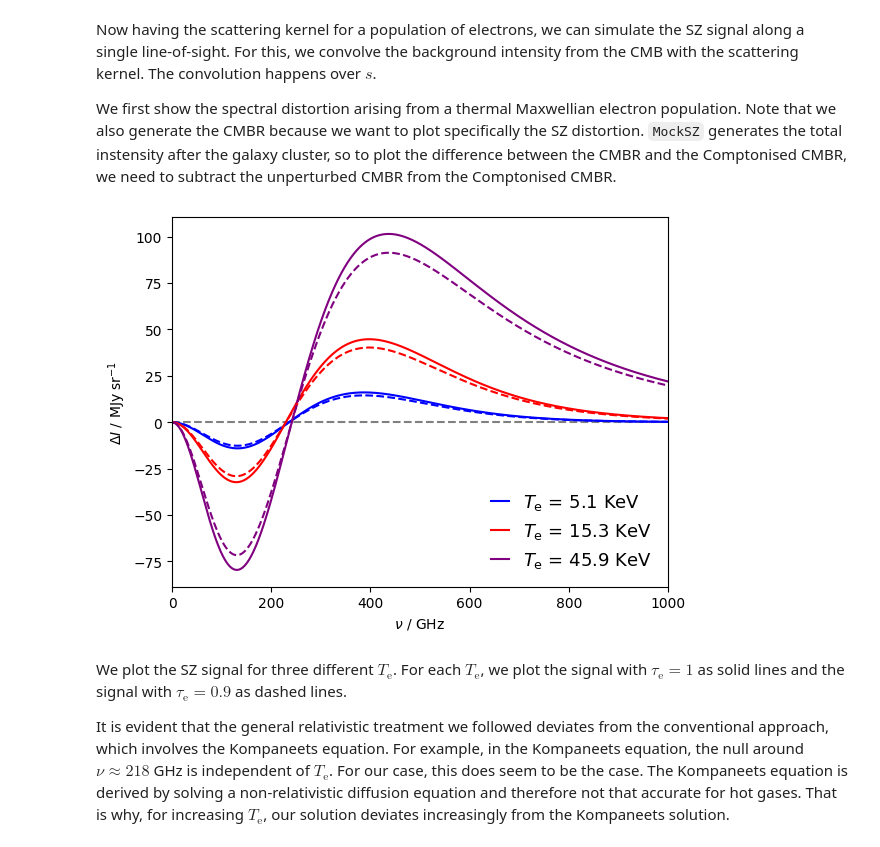
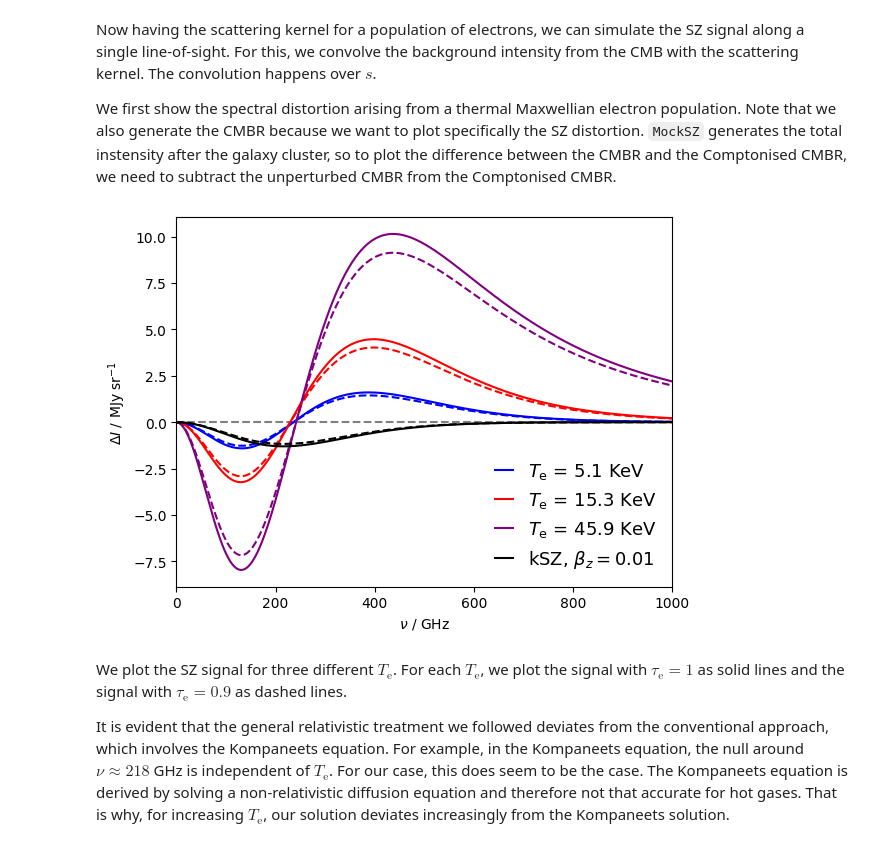
Before and after one commit to arendMoerman/MockSZ, a Jupyter notebook: etc/demos/SinglePointing.ipynb, the cells around one changed output. Saved outputs shown, nothing was run; the diff lists cells and outputs as text; code cells hidden in the pictures.

```diff
--- a/etc/demos/SinglePointing.ipynb
+++ b/etc/demos/SinglePointing.ipynb
@@ -13,44 +13,53 @@ import MockSZ.Conversions as MConv
 from MockSZ.Backgrounds import CMB
 
 Te = np.array([1, 3, 9]) * 59e6
-tau_e = 1
+tau_e = 0.1
 num_arr = 1000
-tau_e1 = 0.9
+tau_e1 = 0.09
 nu = np.linspace(1, 1000, num=num_arr) * 1e9
+
+beta_z = 0.01
 
 cmb = CMB()
 
 I0 = cmb.getSpecificIntensity(nu)
 
 SZ0 = MConv.SI_JySr(MSPointing.getSpecIntensityRM(nu, Te[0], tau_e) - I0)
 SZ1 = MConv.SI_JySr(MSPointing.getSpecIntensityRM(nu, Te[1], tau_e) - I0)
 SZ2 = MConv.SI_JySr(MSPointing.getSpecIntensityRM(nu, Te[2], tau_e) - I0)
 
 SZ0t = MConv.SI_JySr(MSPointing.getSpecIntensityRM(nu, Te[0], tau_e1) - I0)
 SZ1t = MConv.SI_JySr(MSPointing.getSpecIntensityRM(nu, Te[1], tau_e1) - I0)
 SZ2t = MConv.SI_JySr(MSPointing.getSpecIntensityRM(nu, Te[2], tau_e1) - I0)
 
+KSZ = MConv.SI_JySr(MSPointing.getSpecIntensityKSZ(nu, beta_z, tau_e))
+KSZ1 = MConv.SI_JySr(MSPointing.getSpecIntensityKSZ(nu, beta_z, tau_e1))
+
 nu_plot = nu * 1e-9
 
 fig, ax = pt.subplots(1,1)
 ax.plot(nu_plot, SZ0 * 1e-6, label=r"$T_\mathrm{e}$ = 5.1 KeV", color="blue")
 ax.plot(nu_plot, SZ1 * 1e-6, label=r"$T_\mathrm{e}$ = 15.3 KeV", color="red")
 ax.plot(nu_plot, SZ2 * 1e-6, label=r"$T_\mathrm{e}$ = 45.9 KeV", color="purple")
 
 ax.plot(nu_plot, SZ0t * 1e-6, color="blue", ls="dashed")
 ax.plot(nu_plot, SZ1t * 1e-6, color="red", ls="dashed")
 ax.plot(nu_plot, SZ2t * 1e-6, color="purple", ls="dashed")
+
+ax.plot(nu_plot, KSZ * 1e-6, color="black", label=r"kSZ, $\beta_z=0.01$")
+ax.plot(nu_plot, KSZ1 * 1e-6, color="black", ls="dashed")
+
 ax.axhline(y=0, zorder=0, color="grey", ls="dashed")
 #ax.set_ylim(0, 5)
 ax.set_xlim(0, 1000)
 
 ax.set_ylabel(r"$\Delta I$ / MJy sr$^{-1}$")
 ax.set_xlabel(r"$\nu$ / GHz")
 ax.legend(frameon=False, prop={'size': 13},handlelength=1)
 
 pt.show()
 # %% [output]
-[figure, old version]
+[figure, new version]
 # %% [markdown]
 We plot the SZ signal for three different $T_\mathrm{e}$. For each $T_\mathrm{e}$, we plot the signal with $\tau_\mathrm{e}=1$ as solid lines and the signal with $\tau_\mathrm{e}=0.9$ as dashed lines.
 
```
Also changed, not shown: parts of 1 cell of this notebook, 4 other files.
